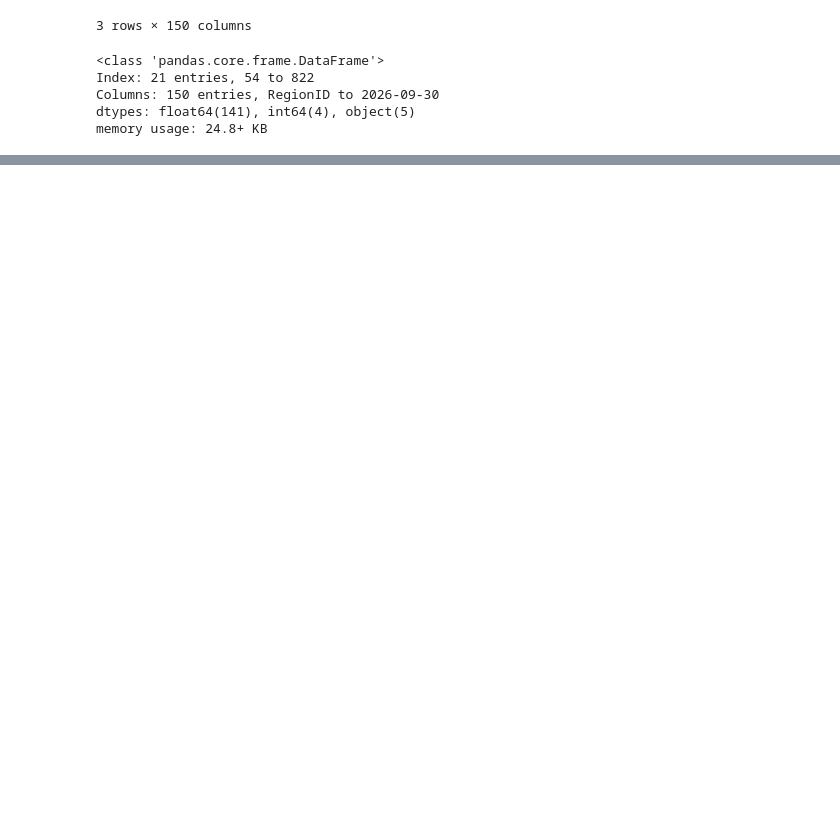
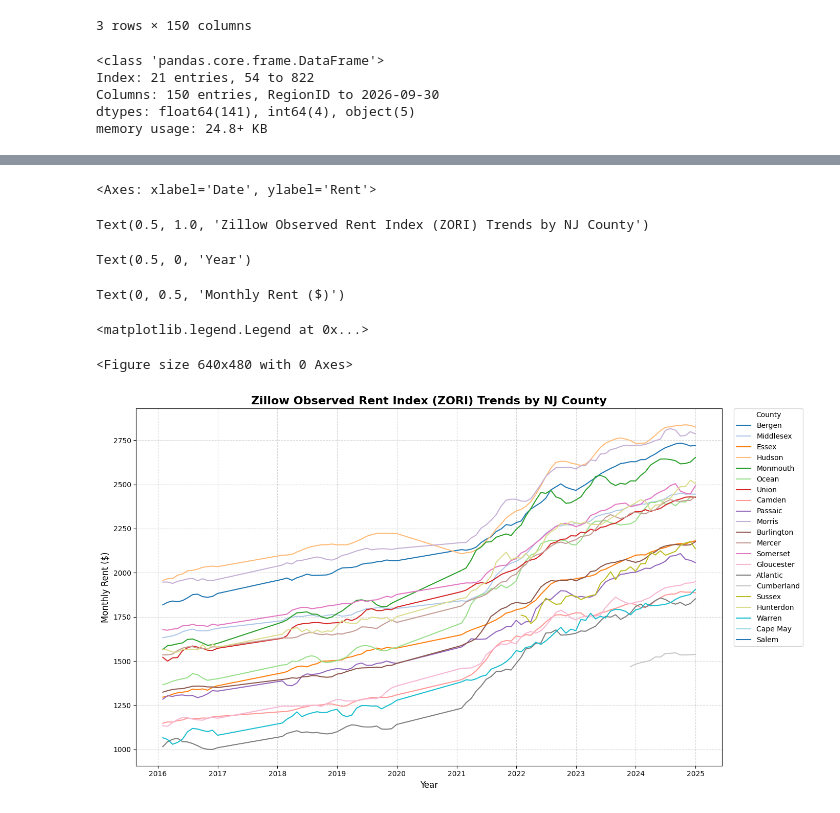
Before and after one commit to carlavilla/DataManagement, a Jupyter notebook: Flooding_and_Housing_NJ.ipynb, the cells around one changed output, grey strips where cells are left out. Cells and saved outputs as stored; diff of their text form; code cells hidden in the pictures; blank space fills up the shorter version.

```diff
--- a/Flooding_and_Housing_NJ.ipynb
+++ b/Flooding_and_Housing_NJ.ipynb
@@ -628,3 +628,23 @@ Index: 21 entries, 54 to 822
 Columns: 150 entries, RegionID to 2026-09-30
 dtypes: float64(141), int64(4), object(5)
 memory usage: 24.8+ KB
+# %%
+# 1. Filter the columns that contain any of our target years, keeping 'RegionName'
+vars_to_melt = ['RegionName'] + [col for col in zoriNJ.columns if any(year in col for year in target_years)]
+
+# 2. Melt (stack) the dataset using RegionName as the ID
+zori_long_all = pd.melt(
+    zoriNJ[vars_to_melt],
+    id_vars=['RegionName'],
+    var_name='Date',
+    value_name='Rent'
+)
+
+# 3. Convert 'Date' to datetime for chronological plotting
+zori_long_all['Date'] = pd.to_datetime(zori_long_all['Date'])
+
+# 4. Create the clean 'County' column for the legend
+zori_long_all['County'] = zori_long_all['RegionName'].str.replace(' County', '')
+
+# Display the top of our newly reshaped dataset
+zori_long_all.head()
@@ -630,0 +658,32 @@ memory usage: 24.8+ KB
+# %%
+plt.clf()
+fig, ax = plt.subplots(figsize=(14, 8))
+
+# Create the chronological line plot
+sns.lineplot(
+    data=zori_long_all,
+    x='Date',
+    y='Rent',
+    hue='County',
+    palette='tab20',
+    linewidth=1.5,
+    ax=ax
+)
+
+# Enhance readability and formatting
+ax.set_title('Zillow Observed Rent Index (ZORI) Trends by NJ County', fontsize=16, fontweight='bold')
+ax.set_xlabel('Year', fontsize=12)
+ax.set_ylabel('Monthly Rent ($)', fontsize=12)
+ax.grid(True, linestyle='--', alpha=0.5)
+ax.legend(title='County', bbox_to_anchor=(1.02, 1), loc='upper left', borderaxespad=0.)
+
+plt.tight_layout()
+plt.show()
+# %% [output]
+<Axes: xlabel='Date', ylabel='Rent'>
+Text(0.5, 1.0, 'Zillow Observed Rent Index (ZORI) Trends by NJ County')
+Text(0.5, 0, 'Year')
+Text(0, 0.5, 'Monthly Rent ($)')
+<matplotlib.legend.Legend at 0x...>
+<Figure size 640x480 with 0 Axes>
+[figure, added]
```
Also changed, not shown: parts of 17 cells of this notebook.
